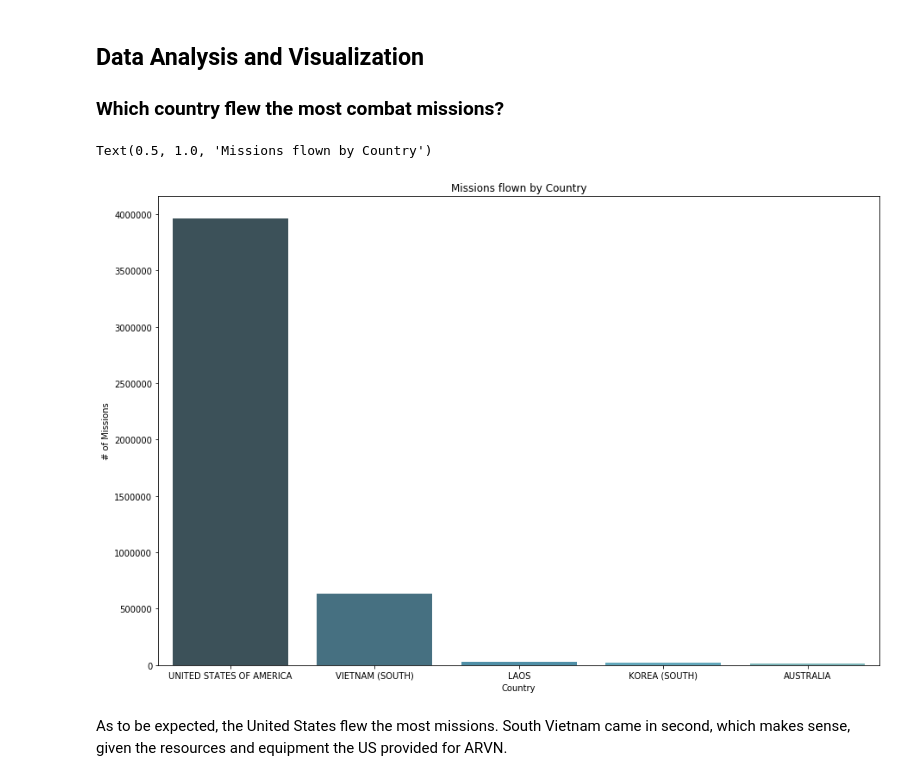
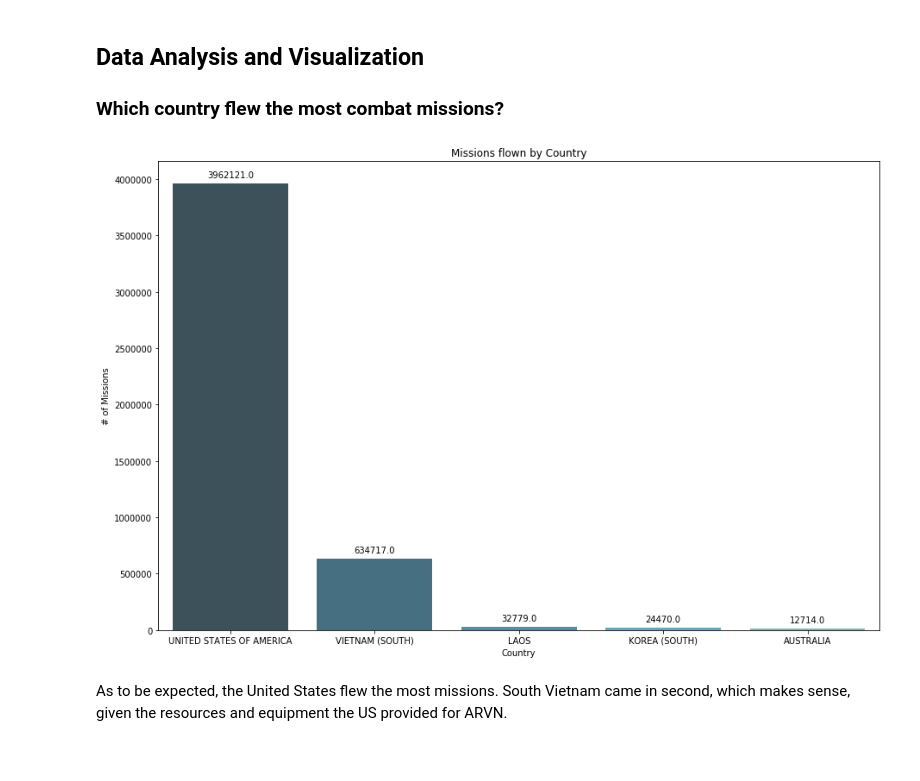
Before and after one commit to tengdann/si618-final, a Jupyter notebook: si618-final.ipynb, the cells around one changed output. Cells and saved outputs as stored; diff of their text form; code cells hidden in the pictures.

```diff
--- a/si618-final.ipynb
+++ b/si618-final.ipynb
@@ -102,16 +102,20 @@ Index(['WEAPON_ID', 'WEAPONTYPE', 'WEAPONTYPE_COMMON_NAME', 'WEAPON_CLASS',
 # %%
 country_missions = bombing_ops.COUNTRYFLYINGMISSION
 country_counts = country_missions.value_counts()
 x, y = country_counts.keys().tolist(), country_counts.values
 
 plt.figure(figsize = (15,10))
-sns.barplot(x = x, y = y, palette = sns.color_palette('GnBu_d'))
+ax = sns.barplot(x = x, y = y, palette = sns.color_palette('GnBu_d'))
 plt.xlabel('Country')
 plt.ylabel('# of Missions')
 plt.title('Missions flown by Country')
+
+# From https://stackoverflow.com/questions/25447700/annotate-bars-with-values-on-pandas-bar-plots
+# Since SNS has no intuitive method to annotate
+for p in ax.patches:
+    ax.annotate(np.round(p.get_height(),decimals=2), (p.get_x()+p.get_width()/2., p.get_height()), ha='center', va='center', xytext=(0, 10), textcoords='offset points')
 # %% [output]
-Text(0.5, 1.0, 'Missions flown by Country')
-[figure, old version]
+[figure, new version]
 # %% [markdown]
 As to be expected, the United States flew the most missions. South Vietnam came in second, which makes sense, given the resources and equipment the US provided for ARVN.
 # %% [markdown]
```
Also changed, not shown: parts of 4 cells of this notebook.
